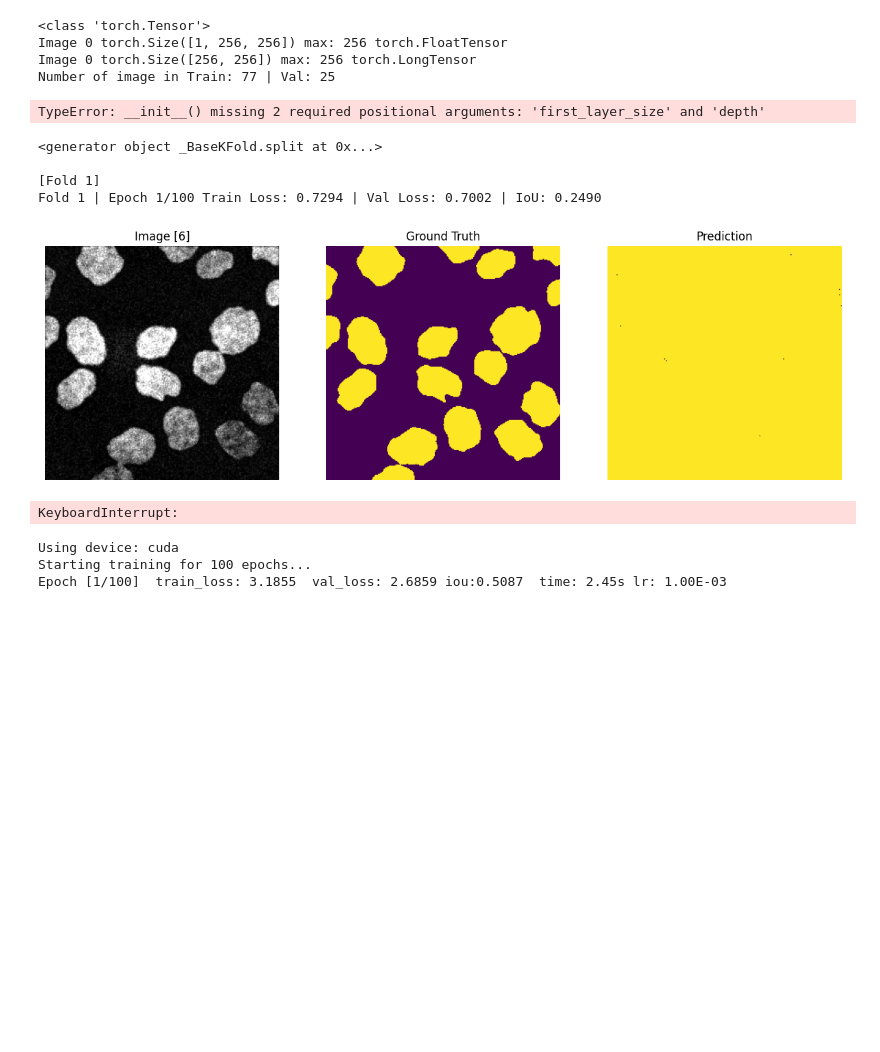
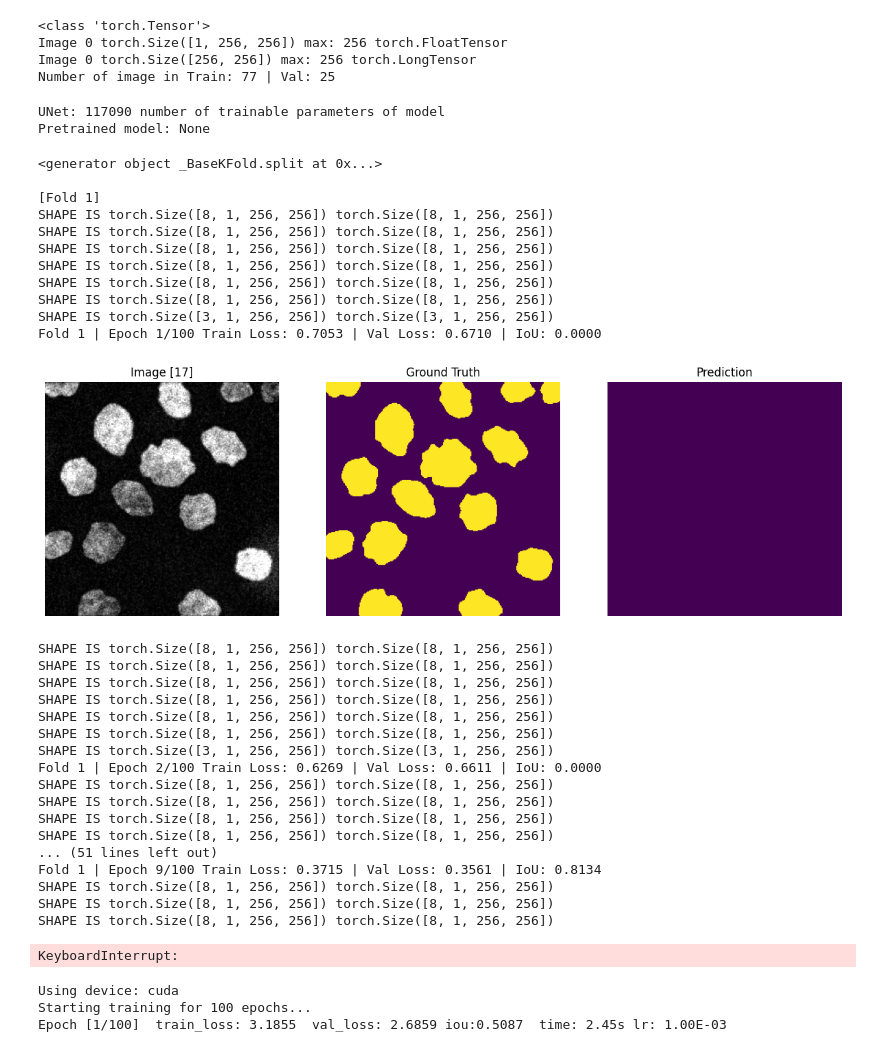
Before and after one commit to llleaa/ML-2025, a Jupyter notebook: projects/project2/unet.ipynb, the cells around one changed output. Drawn from its saved outputs; the diff is of its cells as text; code cells hidden in the pictures; blank space fills up the shorter version.

Commit message:
first run over depth and fls

```diff
--- a/projects/project2/unet.ipynb
+++ b/projects/project2/unet.ipynb
@@ -54,9 +54,8 @@ Number of image in Train: 77 | Val: 25
 # %%
 import model
 num_classes = 2
-model = model.UNet(n_channels=1, n_classes=num_classes)
+model = model.UNet(n_channels=1, n_classes=num_classes, first_layer_size=16, depth=2)
 
-pretrained_model_name = "segmentation_unet.pth"
 pretrained_model_name = None
 
 if pretrained_model_name != None:
@@ -71,7 +70,8 @@ num_params = sum(p.numel() for p in model.parameters() if p.requires_grad)
 print(f"UNet: {num_params} number of trainable parameters of model ")
 print(f'Pretrained model: {pretrained_model_name}' )
 # %% [output]
-TypeError: __init__() missing 2 required positional arguments: 'first_layer_size' and 'depth'
+UNet: 117090 number of trainable parameters of model
+Pretrained model: None
 # %%
 def binary_iou(img_true,img_pred):
     intersection = np.sum(np.multiply(img_true,img_pred))
@@ -112,7 +112,7 @@ for train_index, valid_index in kf.split(indices):  # pass the list, not a strin
     valid_loader = DataLoader(valid_dataset, batch_size=8)
 
 
-    model = UNet(n_channels=1, n_classes=1, first_layer_size=64, depth=4).to(device)
+    model = UNet(n_channels=1, n_classes=1, first_layer_size=16, depth=2).to(device)
 
 
 
@@ -134,6 +134,7 @@ for train_index, valid_index in kf.split(indices):  # pass the list, not a strin
 
             optimizer.zero_grad()
             out = model(imgs)
+            print("SHAPE IS",out.shape, imgs.shape)
             loss = criterion(out, msks)
             loss.backward()
             optimizer.step()
@@ -177,36 +178,60 @@ for train_index, valid_index in kf.split(indices):  # pass the list, not a strin
         if epoch % 10 == 0:
             visualize_prediction(model, train_dataset, device, sample_idx=index_img_printed)
 
 
     epochs_range = range(1, num_epochs + 1)
 
     plt.figure(figsize=(10,5))
     plt.plot(epochs_range, train_losses, label="Train Loss")
     plt.plot(epochs_range, val_losses, label="Val Loss")
     plt.xlabel("Epoch")
     plt.ylabel("Loss")
     plt.title(f"Fold {fold} – Loss Curves")
     plt.legend()
     plt.show()
 
     plt.figure(figsize=(10,5))
     plt.plot(epochs_range, val_ious, label="Val IoU")
     plt.xlabel("Epoch")
     plt.ylabel("IoU")
     plt.title(f"Fold {fold} – IoU Curve")
     plt.legend()
     plt.show()
 
 
 
     fold += 1
 # %% [output]
 <generator object _BaseKFold.split at 0x...>
 
 [Fold 1]
-Fold 1 | Epoch 1/100 Train Loss: 0.7294 | Val Loss: 0.7002 | IoU: 0.2490
+SHAPE IS torch.Size([8, 1, 256, 256]) torch.Size([8, 1, 256, 256])
+SHAPE IS torch.Size([8, 1, 256, 256]) torch.Size([8, 1, 256, 256])
+SHAPE IS torch.Size([8, 1, 256, 256]) torch.Size([8, 1, 256, 256])
+SHAPE IS torch.Size([8, 1, 256, 256]) torch.Size([8, 1, 256, 256])
+SHAPE IS torch.Size([8, 1, 256, 256]) torch.Size([8, 1, 256, 256])
+SHAPE IS torch.Size([8, 1, 256, 256]) torch.Size([8, 1, 256, 256])
+SHAPE IS torch.Size([3, 1, 256, 256]) torch.Size([3, 1, 256, 256])
+Fold 1 | Epoch 1/100 Train Loss: 0.7053 | Val Loss: 0.6710 | IoU: 0.0000
-[figure, old version]
+[figure, new version]
-KeyboardInterrupt:
+SHAPE IS torch.Size([8, 1, 256, 256]) torch.Size([8, 1, 256, 256])
+SHAPE IS torch.Size([8, 1, 256, 256]) torch.Size([8, 1, 256, 256])
+SHAPE IS torch.Size([8, 1, 256, 256]) torch.Size([8, 1, 256, 256])
+SHAPE IS torch.Size([8, 1, 256, 256]) torch.Size([8, 1, 256, 256])
+SHAPE IS torch.Size([8, 1, 256, 256]) torch.Size([8, 1, 256, 256])
+SHAPE IS torch.Size([8, 1, 256, 256]) torch.Size([8, 1, 256, 256])
+SHAPE IS torch.Size([3, 1, 256, 256]) torch.Size([3, 1, 256, 256])
+Fold 1 | Epoch 2/100 Train Loss: 0.6269 | Val Loss: 0.6611 | IoU: 0.0000
+SHAPE IS torch.Size([8, 1, 256, 256]) torch.Size([8, 1, 256, 256])
+SHAPE IS torch.Size([8, 1, 256, 256]) torch.Size([8, 1, 256, 256])
+SHAPE IS torch.Size([8, 1, 256, 256]) torch.Size([8, 1, 256, 256])
+SHAPE IS torch.Size([8, 1, 256, 256]) torch.Size([8, 1, 256, 256])
+... (51 lines left out)
+Fold 1 | Epoch 9/100 Train Loss: 0.3715 | Val Loss: 0.3561 | IoU: 0.8134
+SHAPE IS torch.Size([8, 1, 256, 256]) torch.Size([8, 1, 256, 256])
+SHAPE IS torch.Size([8, 1, 256, 256]) torch.Size([8, 1, 256, 256])
+SHAPE IS torch.Size([8, 1, 256, 256]) torch.Size([8, 1, 256, 256])
+KeyboardInterrupt:
 # %%
 def visualize_prediction1(model, subset, device, sample_idx=0): # DO NOT RUN
     model.eval()
```
Also changed, not shown: 2 other files.
